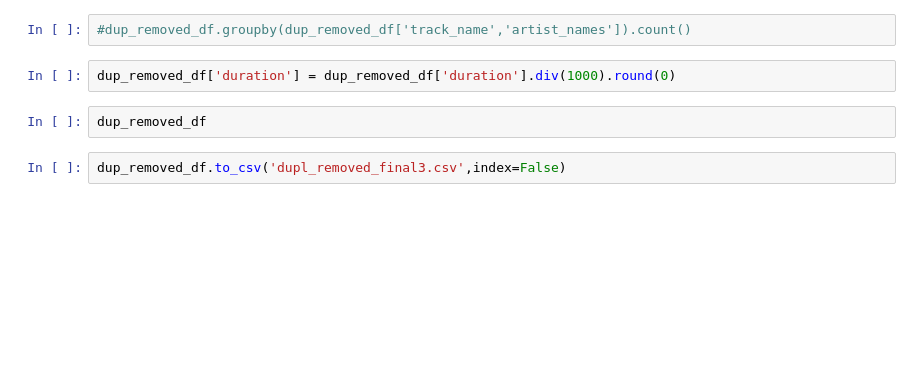
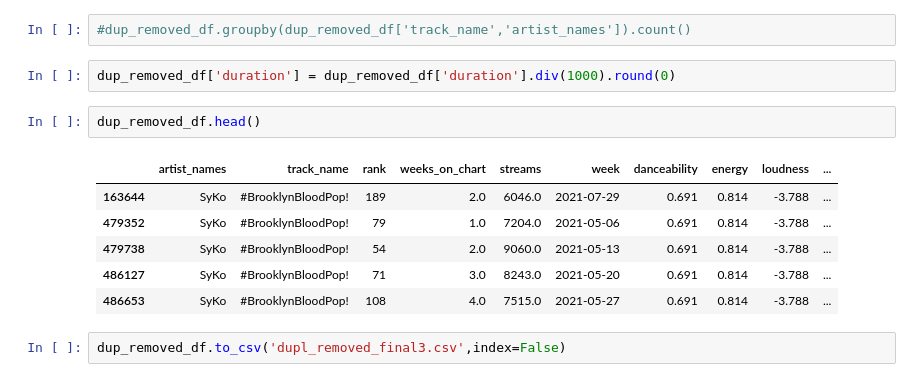
Before and after one commit to cmbutler83/SongAttributesVSPopularity, a Jupyter notebook: Explore_data.ipynb, the cells around one changed output. Cells and saved outputs as stored; diff of their text form; blank space fills up the shorter version.

```diff
--- a/Explore_data.ipynb
+++ b/Explore_data.ipynb
@@ -386,6 +332,13 @@ dup_removed_df
 # %%
 dup_removed_df['duration'] = dup_removed_df['duration'].div(1000).round(0)
 # %%
-dup_removed_df
+dup_removed_df.head()
+# %% [output]
+|  | artist_names | track_name | rank | weeks_on_chart | streams | week | danceability | energy | loudness | ... |
+| 163644 | SyKo | #BrooklynBloodPop! | 189 | 2.0 | 6046.0 | 2021-07-29 | 0.691 | 0.814 | -3.788 | ... |
+| 479352 | SyKo | #BrooklynBloodPop! | 79 | 1.0 | 7204.0 | 2021-05-06 | 0.691 | 0.814 | -3.788 | ... |
+| 479738 | SyKo | #BrooklynBloodPop! | 54 | 2.0 | 9060.0 | 2021-05-13 | 0.691 | 0.814 | -3.788 | ... |
+| 486127 | SyKo | #BrooklynBloodPop! | 71 | 3.0 | 8243.0 | 2021-05-20 | 0.691 | 0.814 | -3.788 | ... |
+| 486653 | SyKo | #BrooklynBloodPop! | 108 | 4.0 | 7515.0 | 2021-05-27 | 0.691 | 0.814 | -3.788 | ... |
 # %%
 dup_removed_df.to_csv('dupl_removed_final3.csv',index=False)
```
Also changed, not shown: parts of 45 cells of this notebook, 1 other file.
